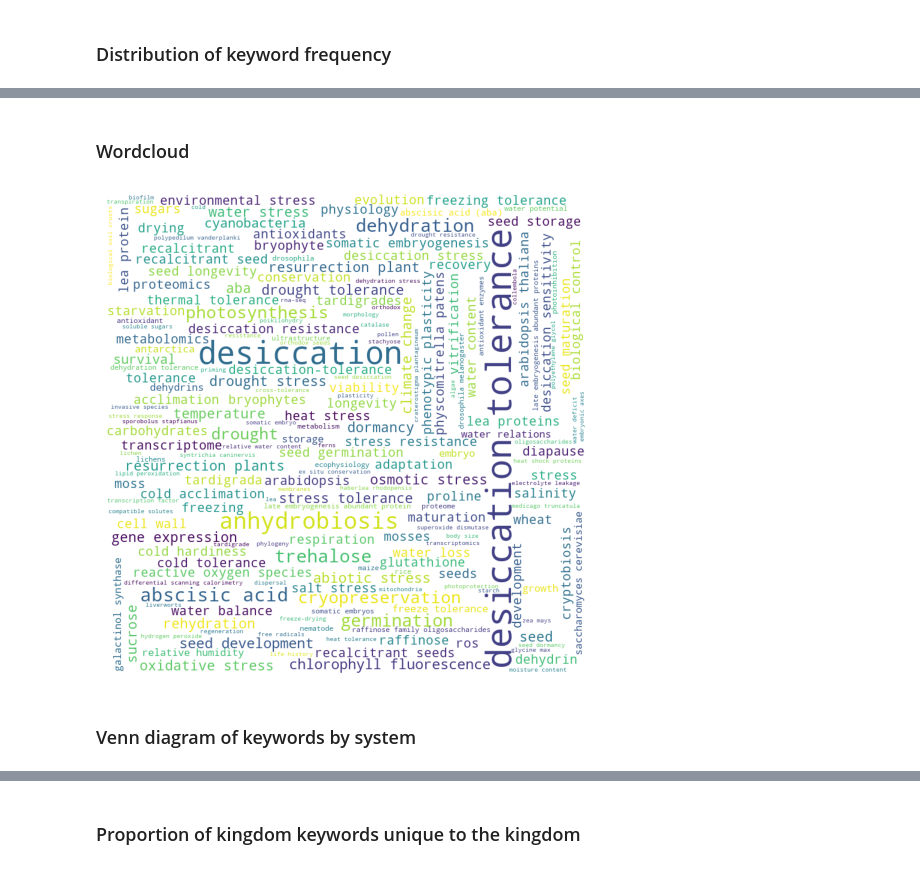
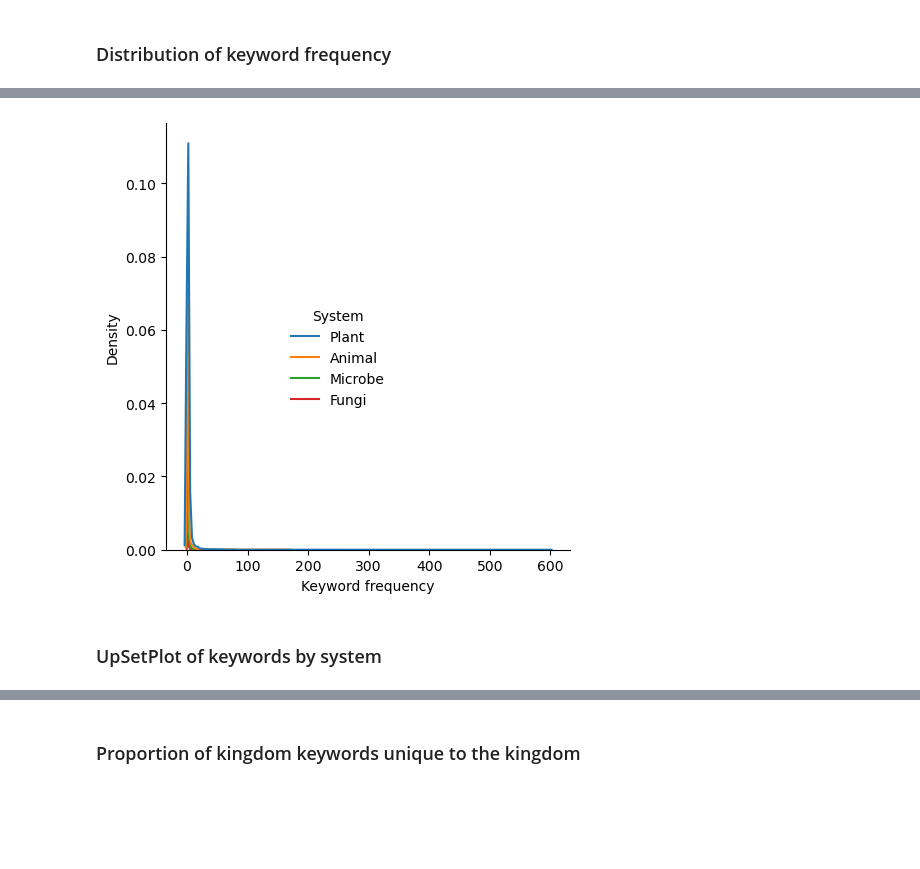
Before and after one commit to serenalotreck/desiccation-network, a Jupyter notebook: notebooks/keyword_network.ipynb, the cells around one changed output, grey strips where cells are left out. Drawn from its saved outputs; the diff is of its cells as text; code cells hidden in the pictures; blank space fills up the shorter version.

```diff
--- a/notebooks/keyword_network.ipynb
+++ b/notebooks/keyword_network.ipynb
@@ -105,2 +105,0 @@ sns.displot(data=keyword_freqs_longform, x='freq', hue='system', kind='kde')
-# %% [markdown]
-### Wordcloud
@@ -117,11 +106,10 @@ wordcloud = WordCloud(width = 800, height = 800,
-# %%
-plt.imshow(wordcloud)
-plt.axis("off")
-plt.tight_layout(pad = 0)
-plt.savefig('../data/citation_network/figures/all_keywords_word_cloud.png', format='png', bbox_inches='tight', dpi=600)
-# %% [output]
-[figure, removed]
+# %%
+dens_plt = sns.displot(data=keyword_freqs_longform, x='Keyword frequency', hue='System', kind='kde')
+sns.move_legend(dens_plt, loc='center')
+plt.savefig('../data/citation_network/figures/keyword_freq_density.png', format='png', dpi=600, bbox_inches='tight')
+# %% [output]
+[figure, added]
 # %% [markdown]
-### Venn diagram of keywords by system
+### UpSetPlot of keywords by system
 # %%
 sets = {sys: set(keys) for sys, keys in keys_by_system.items()}
```
Also changed, not shown: parts of 29 cells of this notebook, 8 other files.
